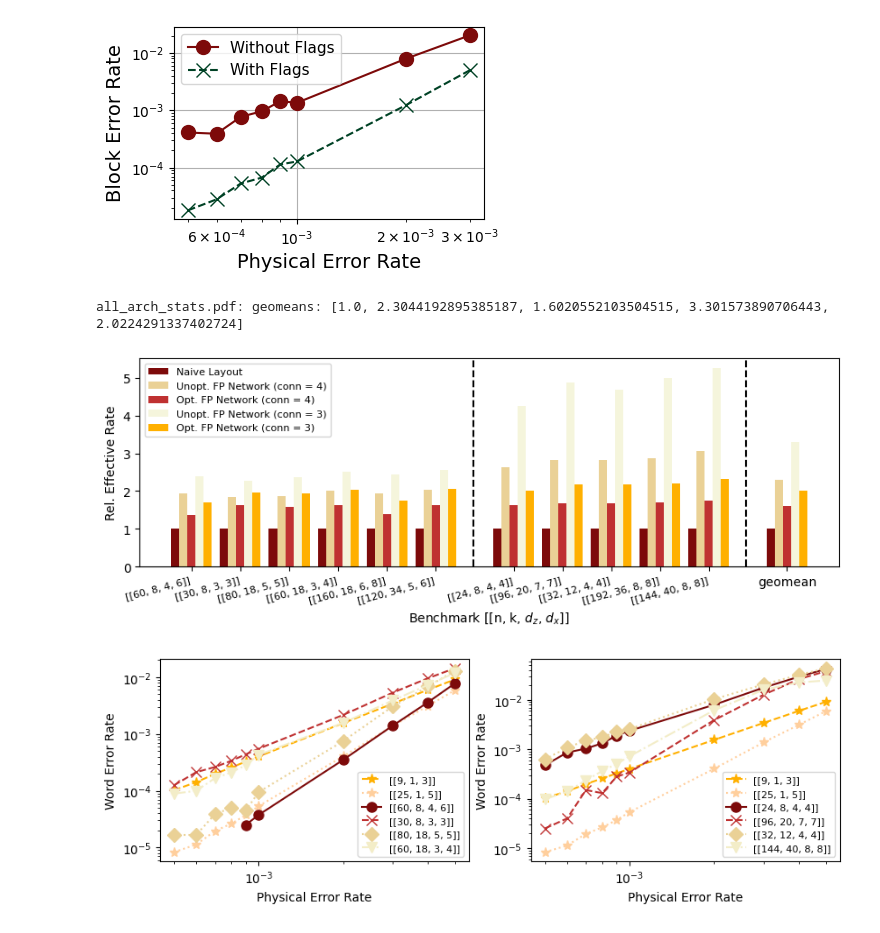
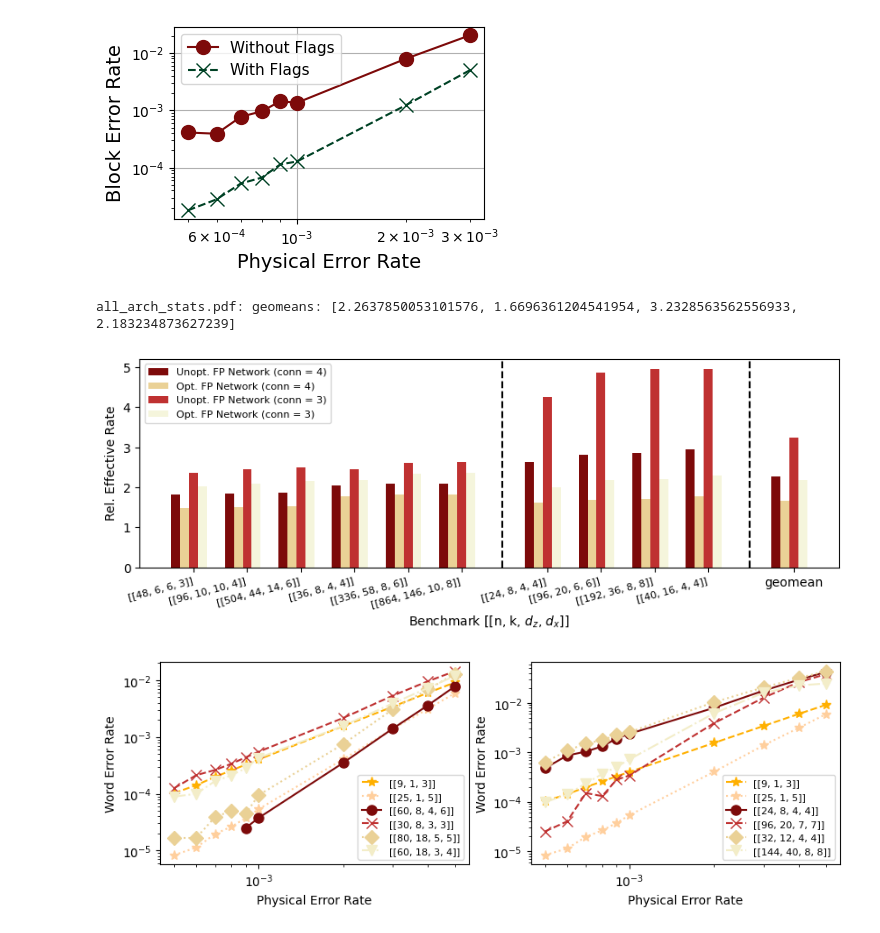
Before and after one commit to suhaskvittal/qontra, a Jupyter notebook: scripts/protean/plots.ipynb, the cells around one changed output. Cells and saved outputs as stored; diff of their text form; code cells hidden in the pictures.

```diff
--- a/scripts/protean/plots.ipynb
+++ b/scripts/protean/plots.ipynb
@@ -5,24 +5,27 @@
 """
 
 surface_codes = [
-# SURFACE CODES -- SMALL
-    'hysc/4_5/60_8_4_6',
-    'hysc/5_5/30_8_3_3',
-    'hysc/5_5/80_18_5_5',
-    'hysc/5_6/60_18_3_4',
-# SURFACE CODES -- MEDIUM
-    'hysc/4_5/160_18_6_8',
-    'hysc/5_6/120_34_5_6'
+    'hysc/3_8/48_6_6_3',
+    'hysc/3_8/96_10_10_4',
+    'hysc/3_8/504_44_14_6',
+    'hysc/4_6/36_8_4_4',
+    'hysc/4_6/336_58_8_6',
+    'hysc/4_6/864_146_10_8',
+#    'hysc/5_5/30_8_3_3',
+#    'hysc/5_5/80_18_5_5',
+#    'hysc/5_5/150_32_6_6',
+#    'hysc/5_5/900_182_8_8'
 ]
 
 color_codes = [
-# COLOR CODES -- SMALL
+#    'hycc/3_8/48_8_4_4',
     'hycc/4_6/24_8_4_4',
-    'hycc/4_6/96_20_7_7',
-    'hycc/4_8/32_12_4_4',
-# COLOR CODES -- MEDIUM
+    'hycc/4_6/96_20_6_6',
     'hycc/4_6/192_36_8_8',
-    'hycc/4_8/144_40_8_8'
+#    'hycc/4_6/1536_260_12_12',
+    'hycc/4_10/40_16_4_4',
+#    'hycc/4_10/480_148_6_6',
+#    'hycc/4_10/640_196_8_8'
 ]
 
 all_codes = [*surface_codes, *color_codes]
@@ -136,7 +139,6 @@ def plot_arch_histogram(output_file):
     multiplier = 0
     # Plot arch statistics.
     labels = [
-                'Naive Layout',
                 'Unopt. FP Network (conn = 4)',
                 'Opt. FP Network (conn = 4)',
                 'Unopt. FP Network (conn = 3)',
@@ -145,44 +147,46 @@ def plot_arch_histogram(output_file):
     base_rates = []
     colors = [c1, c3, c2, c6, c7]
     gmeans = []
-    for (i, v) in enumerate(['1', '2.2', '3.2', '2.3', '4.2']):
+    for (i, v) in enumerate(['3.4', '4.4', '3.3', '4.3']):
         off = width*multiplier
         y = []
         for (j, b) in enumerate(all_codes):
             arch_stats = get_arch_stats(b, v)
             code_stats = get_stats_from_code_name(code_name(b))
             # We care about the rate.
             rate = arch_stats['Qubits'] / code_stats['k']
-            if i == 0:
-                base_rates.append(rate)
-            rel_rate = rate / base_rates[j]
+            if b in color_codes:
+                base_rate = (1.5*code_stats['n']-0.5*code_stats['k'])/code_stats['k']
+            else:
+                base_rate = (2*code_stats['n']-code_stats['k'])/code_stats['k']
+            rel_rate = rate / base_rate
             y.append(rel_rate)
         y.append(sp.stats.gmean(y))
         y = np.array(y)
         ax.bar(x + off, y, width, label=labels[i], color=colors[i])
         multiplier += 1
         gmeans.append(y[-1])
 
     ax.set_xlabel('Benchmark [[n, k, $d_z$, $d_x$]]', fontsize=10)
     ax.set_ylabel('Rel. Effective Rate', fontsize=10)
     ax.set_xticks(x + 2*width, names, rotation=15, ha='right', fontsize=8)
     ax.axvline(x=code_div_line, linestyle='--', color='k')
     ax.axvline(x=geomean_div_line, linestyle='--', color='k')
     ax.legend(fontsize=8)
 
     # realign geomean
     ticks = ax.get_xticklabels()
     ticks[-1].set_rotation(0)
     ticks[-1].set_horizontalalignment('center')
     ticks[-1].set_fontsize(10)
 
     plt.savefig(f'plots/{output_file}', bbox_inches='tight')
     print(f'{output_file}: geomeans: {gmeans}')
 
 plot_arch_histogram('all_arch_stats.pdf')
 # %% [output]
-all_arch_stats.pdf: geomeans: [1.0, 2.3044192895385187, 1.6020552103504515, 3.301573890706443, 2.0224291337402724]
+all_arch_stats.pdf: geomeans: [2.2637850053101576, 1.6696361204541954, 3.2328563562556933, 2.183234873627239]
-[figure, old version]
+[figure, new version]
 # %%
 ler_sc = [
     'hysc/4_5/60_8_4_6',
```
Also changed, not shown: 4 other files.
